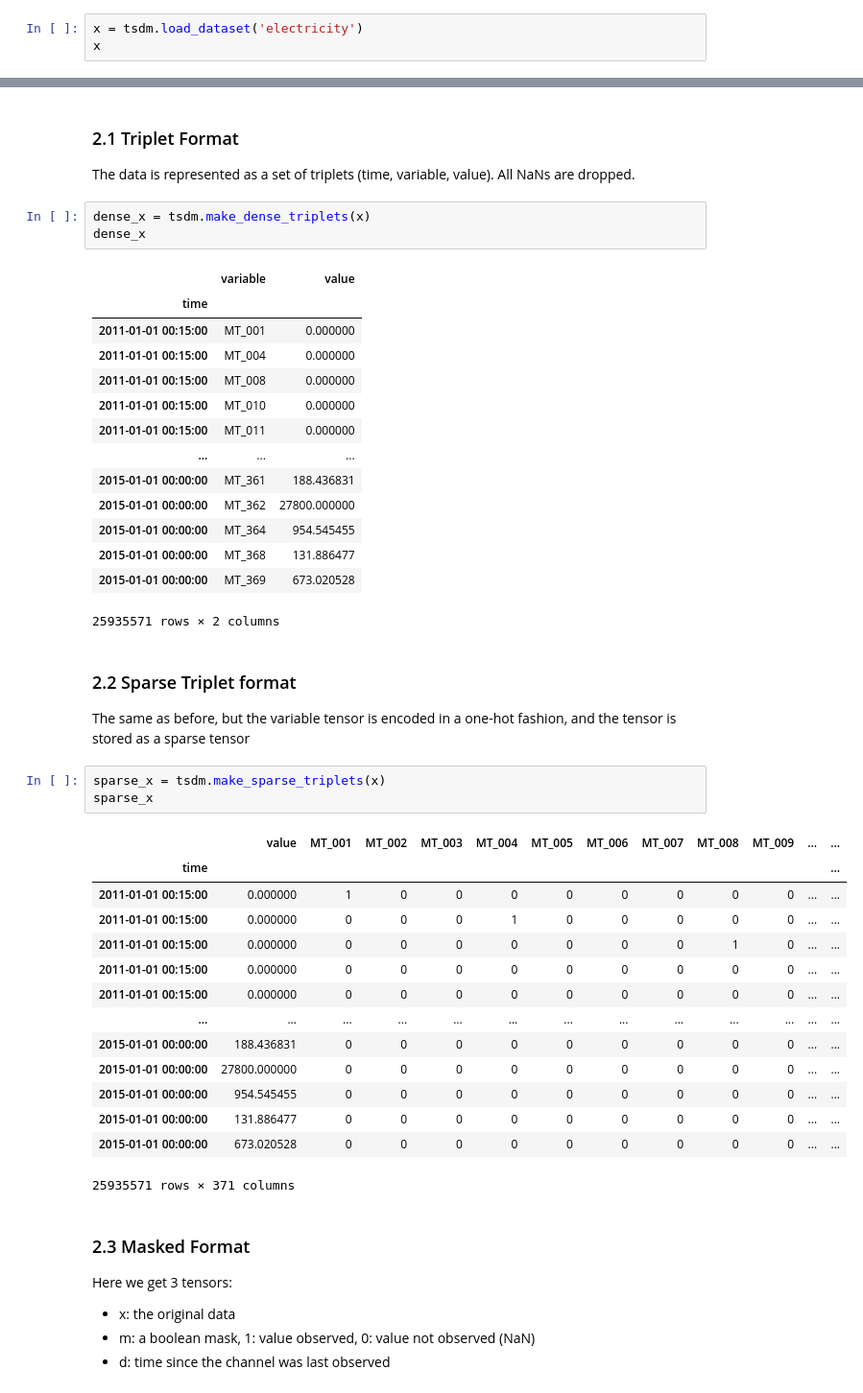
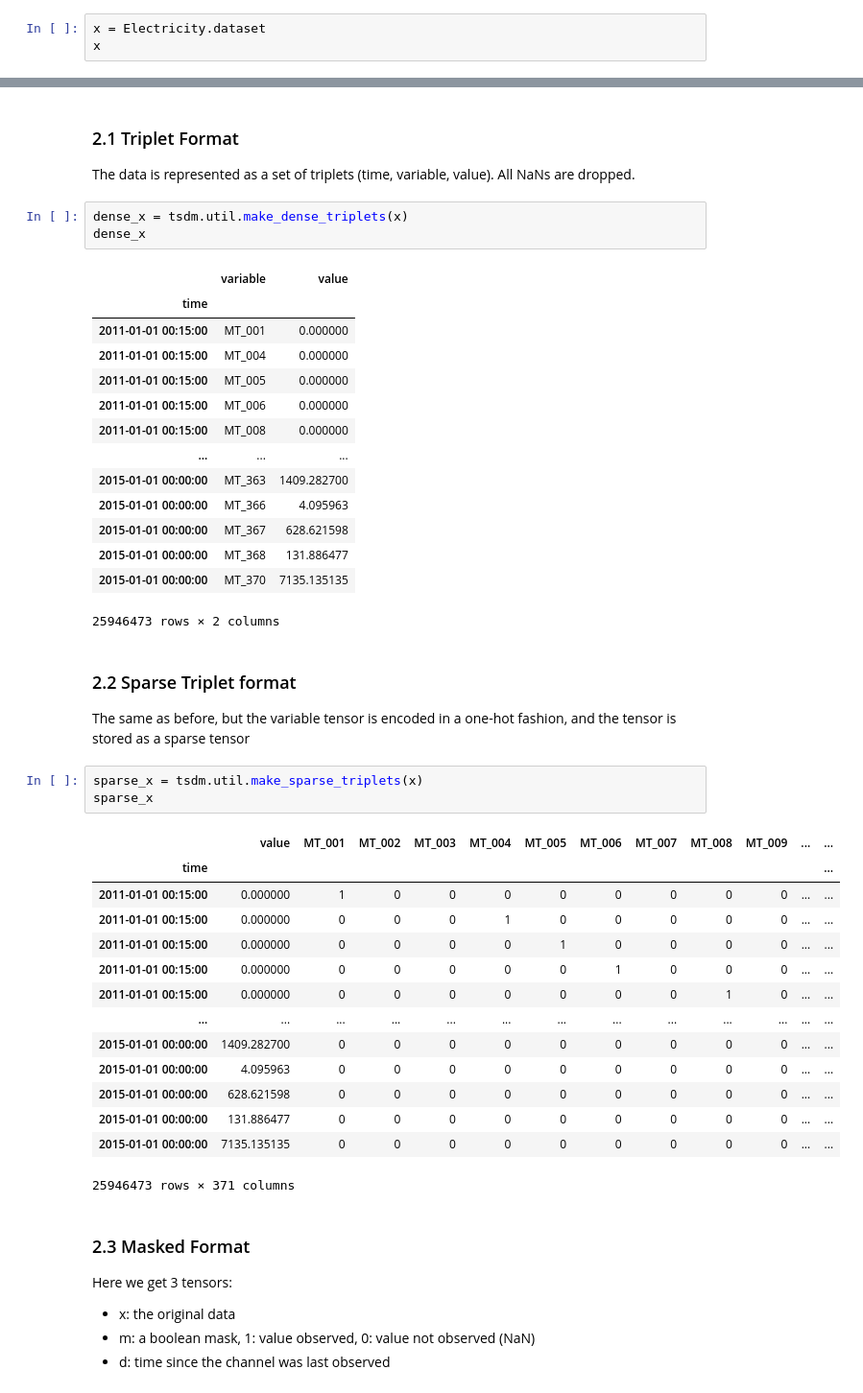
Before and after one commit to randolf-scholz/tsdm, a Jupyter notebook: examples/demo.ipynb, the cells around one changed output, grey strips where cells are left out. Shown at 96% size. Drawn from its saved outputs; the diff is of its cells as text.

Commit message:
Overhaul. refactored datasets / models, added losses

```diff
--- a/examples/demo.ipynb
+++ b/examples/demo.ipynb
@@ -4,5 +22,5 @@ import numpy as np
 # %%
-x = tsdm.load_dataset('electricity')
+x = Electricity.dataset
 x
 # %% [output]
 | client | MT_001 | MT_002 | MT_003 | MT_004 | MT_005 | MT_006 | MT_007 | MT_008 | MT_009 | MT_010 | ... | ... |
@@ -50,45 +68,45 @@ array([[ True, False, False, ..., False,  True,  True],
 
 The data is represented as a set of triplets (time, variable, value). All NaNs are dropped.
 # %%
-dense_x = tsdm.make_dense_triplets(x)
+dense_x = tsdm.util.make_dense_triplets(x)
 dense_x
 # %% [output]
 |  | variable | value |
 | time |  |  |
 | 2011-01-01 00:15:00 | MT_001 | 0.000000 |
 | 2011-01-01 00:15:00 | MT_004 | 0.000000 |
+| 2011-01-01 00:15:00 | MT_005 | 0.000000 |
+| 2011-01-01 00:15:00 | MT_006 | 0.000000 |
 | 2011-01-01 00:15:00 | MT_008 | 0.000000 |
-| 2011-01-01 00:15:00 | MT_010 | 0.000000 |
-| 2011-01-01 00:15:00 | MT_011 | 0.000000 |
 | ... | ... | ... |
-| 2015-01-01 00:00:00 | MT_361 | 188.436831 |
-| 2015-01-01 00:00:00 | MT_362 | 27800.000000 |
-| 2015-01-01 00:00:00 | MT_364 | 954.545455 |
+| 2015-01-01 00:00:00 | MT_363 | 1409.282700 |
+| 2015-01-01 00:00:00 | MT_366 | 4.095963 |
+| 2015-01-01 00:00:00 | MT_367 | 628.621598 |
 | 2015-01-01 00:00:00 | MT_368 | 131.886477 |
-| 2015-01-01 00:00:00 | MT_369 | 673.020528 |
+| 2015-01-01 00:00:00 | MT_370 | 7135.135135 |
-25935571 rows × 2 columns
+25946473 rows × 2 columns
 # %% [markdown]
 ### 2.2 Sparse Triplet format
 
 The same as before, but the variable tensor is encoded in a one-hot fashion, and the tensor is stored as a sparse tensor
 # %%
-sparse_x = tsdm.make_sparse_triplets(x)
+sparse_x = tsdm.util.make_sparse_triplets(x)
 sparse_x
 # %% [output]
 |  | value | MT_001 | MT_002 | MT_003 | MT_004 | MT_005 | MT_006 | MT_007 | MT_008 | MT_009 | ... | ... |
 | time |  |  |  |  |  |  |  |  |  |  |  | ... |
 | 2011-01-01 00:15:00 | 0.000000 | 1 | 0 | 0 | 0 | 0 | 0 | 0 | 0 | 0 | ... | ... |
 | 2011-01-01 00:15:00 | 0.000000 | 0 | 0 | 0 | 1 | 0 | 0 | 0 | 0 | 0 | ... | ... |
+| 2011-01-01 00:15:00 | 0.000000 | 0 | 0 | 0 | 0 | 1 | 0 | 0 | 0 | 0 | ... | ... |
+| 2011-01-01 00:15:00 | 0.000000 | 0 | 0 | 0 | 0 | 0 | 1 | 0 | 0 | 0 | ... | ... |
 | 2011-01-01 00:15:00 | 0.000000 | 0 | 0 | 0 | 0 | 0 | 0 | 0 | 1 | 0 | ... | ... |
-| 2011-01-01 00:15:00 | 0.000000 | 0 | 0 | 0 | 0 | 0 | 0 | 0 | 0 | 0 | ... | ... |
-| 2011-01-01 00:15:00 | 0.000000 | 0 | 0 | 0 | 0 | 0 | 0 | 0 | 0 | 0 | ... | ... |
 | ... | ... | ... | ... | ... | ... | ... | ... | ... | ... | ... | ... | ... |
-| 2015-01-01 00:00:00 | 188.436831 | 0 | 0 | 0 | 0 | 0 | 0 | 0 | 0 | 0 | ... | ... |
-| 2015-01-01 00:00:00 | 27800.000000 | 0 | 0 | 0 | 0 | 0 | 0 | 0 | 0 | 0 | ... | ... |
-| 2015-01-01 00:00:00 | 954.545455 | 0 | 0 | 0 | 0 | 0 | 0 | 0 | 0 | 0 | ... | ... |
+| 2015-01-01 00:00:00 | 1409.282700 | 0 | 0 | 0 | 0 | 0 | 0 | 0 | 0 | 0 | ... | ... |
+| 2015-01-01 00:00:00 | 4.095963 | 0 | 0 | 0 | 0 | 0 | 0 | 0 | 0 | 0 | ... | ... |
+| 2015-01-01 00:00:00 | 628.621598 | 0 | 0 | 0 | 0 | 0 | 0 | 0 | 0 | 0 | ... | ... |
 | 2015-01-01 00:00:00 | 131.886477 | 0 | 0 | 0 | 0 | 0 | 0 | 0 | 0 | 0 | ... | ... |
-| 2015-01-01 00:00:00 | 673.020528 | 0 | 0 | 0 | 0 | 0 | 0 | 0 | 0 | 0 | ... | ... |
+| 2015-01-01 00:00:00 | 7135.135135 | 0 | 0 | 0 | 0 | 0 | 0 | 0 | 0 | 0 | ... | ... |
-25935571 rows × 371 columns
+25946473 rows × 371 columns
 # %% [markdown]
 ### 2.3 Masked Format
 
```
Also changed, not shown: parts of 6 cells of this notebook, 43 other files.
